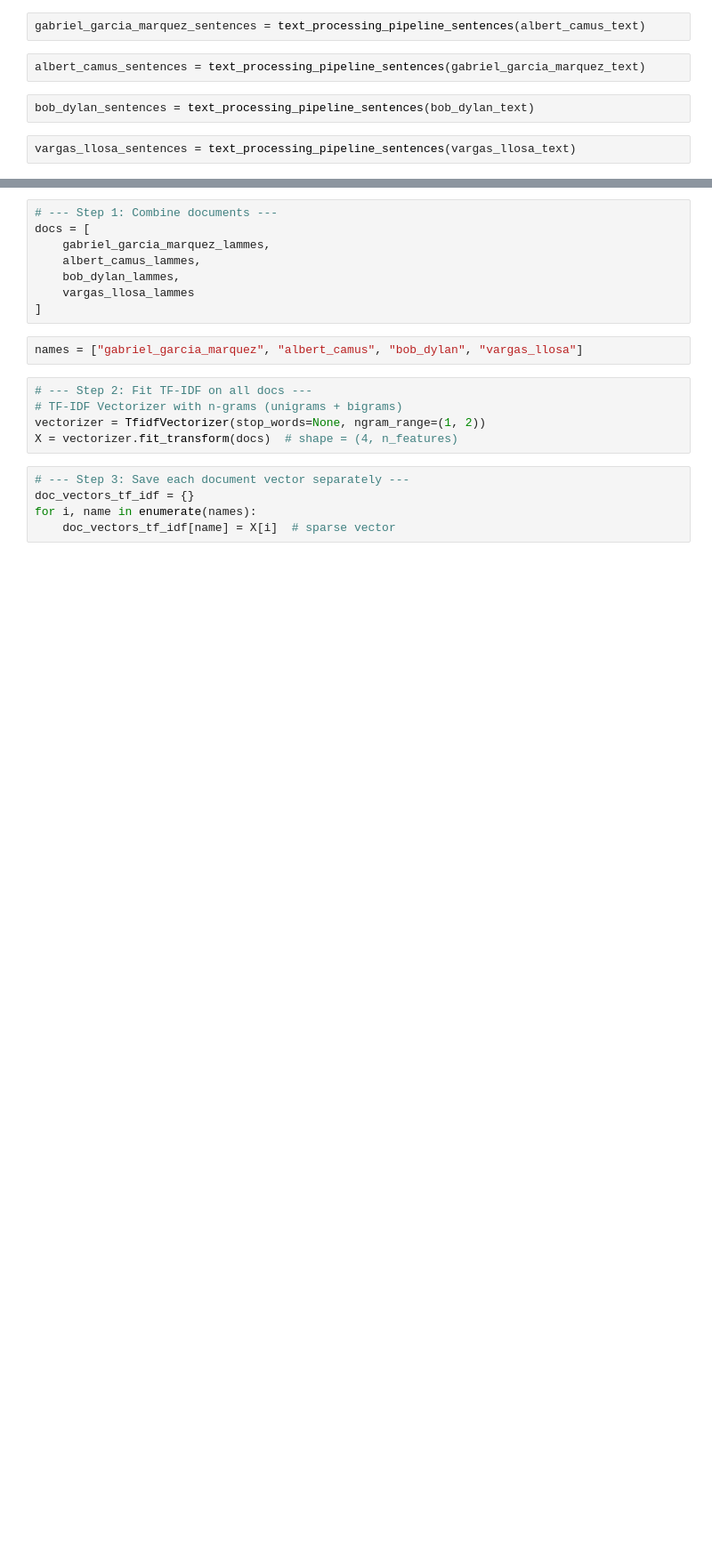
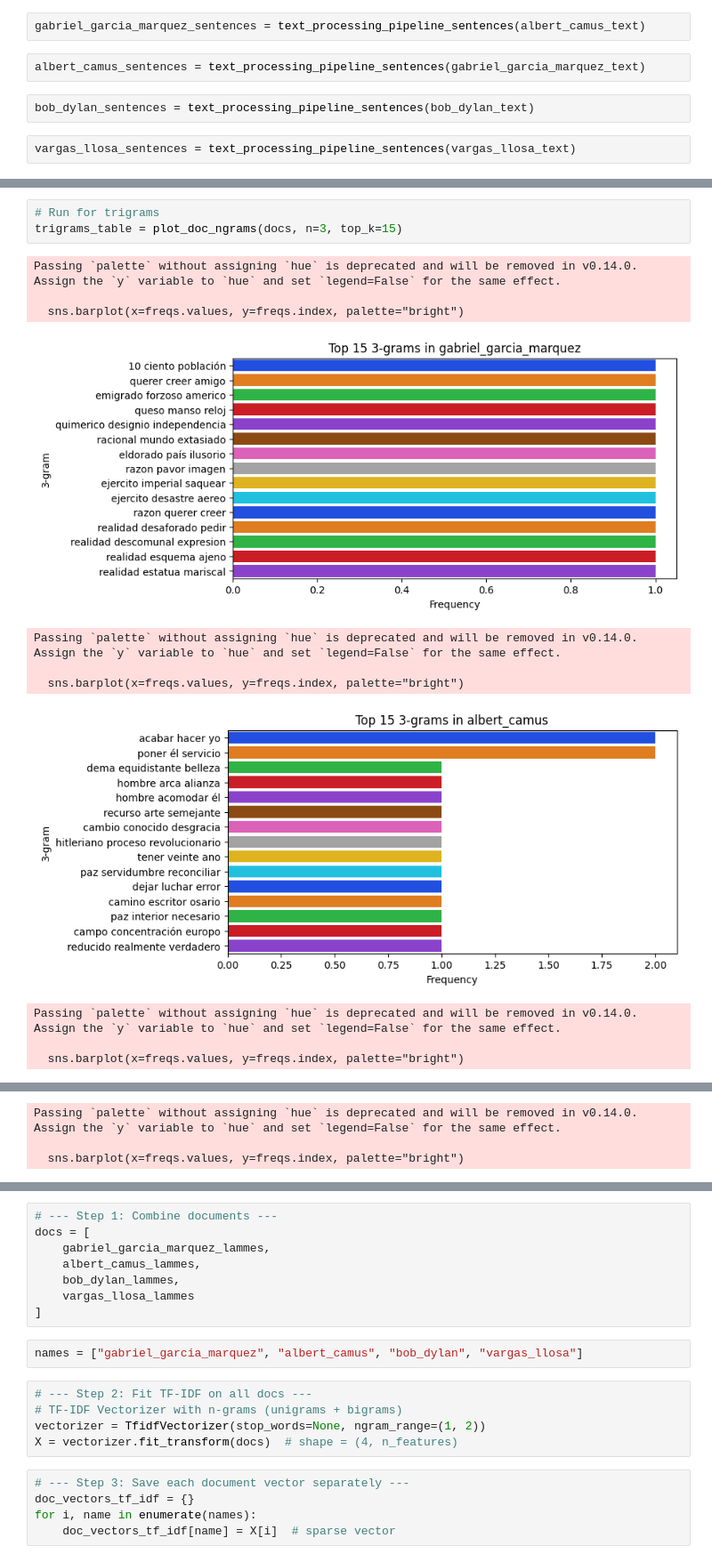
Before and after one commit to BlueAutomata/nlp-konrad, a Jupyter notebook: taller_4/Taller_4.ipynb, the cells around one changed output, grey strips where cells are left out. Shown at 89% size. Drawn from its saved outputs; the diff is of its cells as text; blank space fills up the shorter version.

```diff
--- a/taller_4/Taller_4.ipynb
+++ b/taller_4/Taller_4.ipynb
@@ -257,0 +422,15 @@ vargas_llosa_sentences = text_processing_pipeline_sentences(vargas_llosa_text)
+# %%
+# Run for trigrams
+trigrams_table = plot_doc_ngrams(docs, n=3, top_k=15)
+# %% [output]
+Passing `palette` without assigning `hue` is deprecated and will be removed in v0.14.0. Assign the `y` variable to `hue` and set `legend=False` for the same effect.
+
+  sns.barplot(x=freqs.values, y=freqs.index, palette="bright")
+[figure, added]
+Passing `palette` without assigning `hue` is deprecated and will be removed in v0.14.0. Assign the `y` variable to `hue` and set `legend=False` for the same effect.
+
+  sns.barplot(x=freqs.values, y=freqs.index, palette="bright")
+[figure, added]
+Passing `palette` without assigning `hue` is deprecated and will be removed in v0.14.0. Assign the `y` variable to `hue` and set `legend=False` for the same effect.
+
+  sns.barplot(x=freqs.values, y=freqs.index, palette="bright")
@@ -257,0 +438,3 @@ vargas_llosa_sentences = text_processing_pipeline_sentences(vargas_llosa_text)
+Passing `palette` without assigning `hue` is deprecated and will be removed in v0.14.0. Assign the `y` variable to `hue` and set `legend=False` for the same effect.
+
+  sns.barplot(x=freqs.values, y=freqs.index, palette="bright")
```
Also changed, not shown: parts of 63 cells of this notebook, 1 other file.
